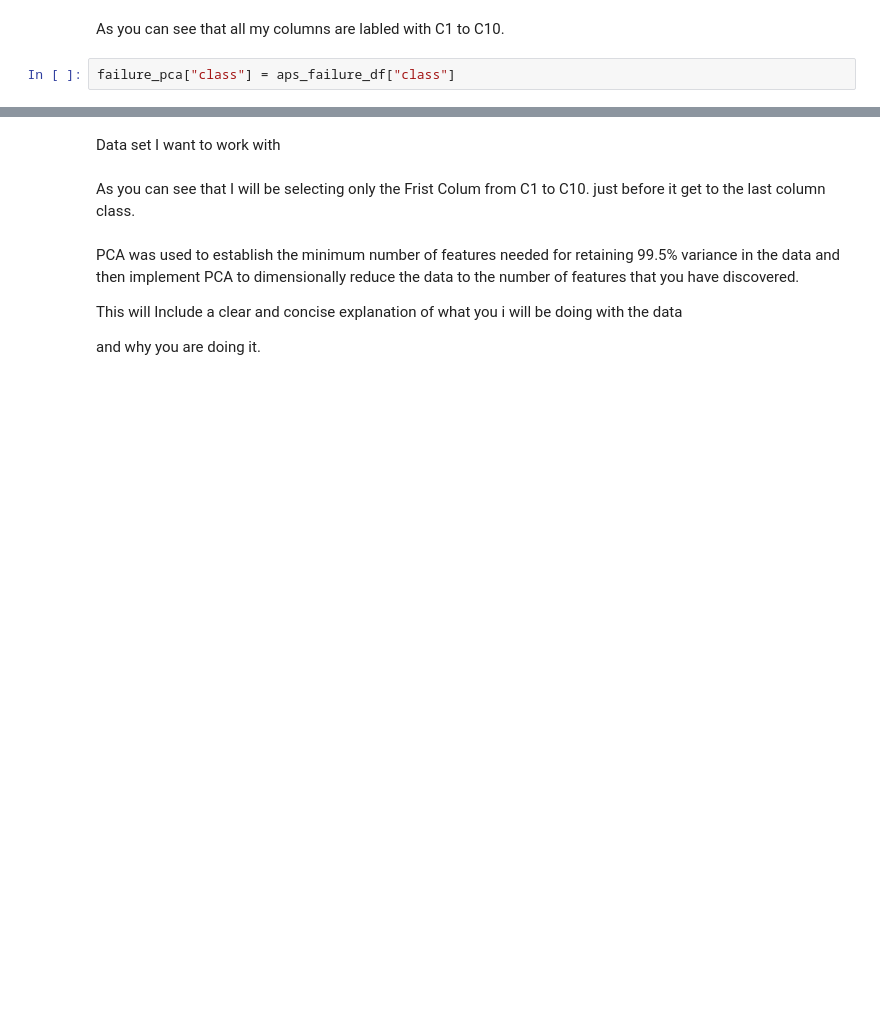
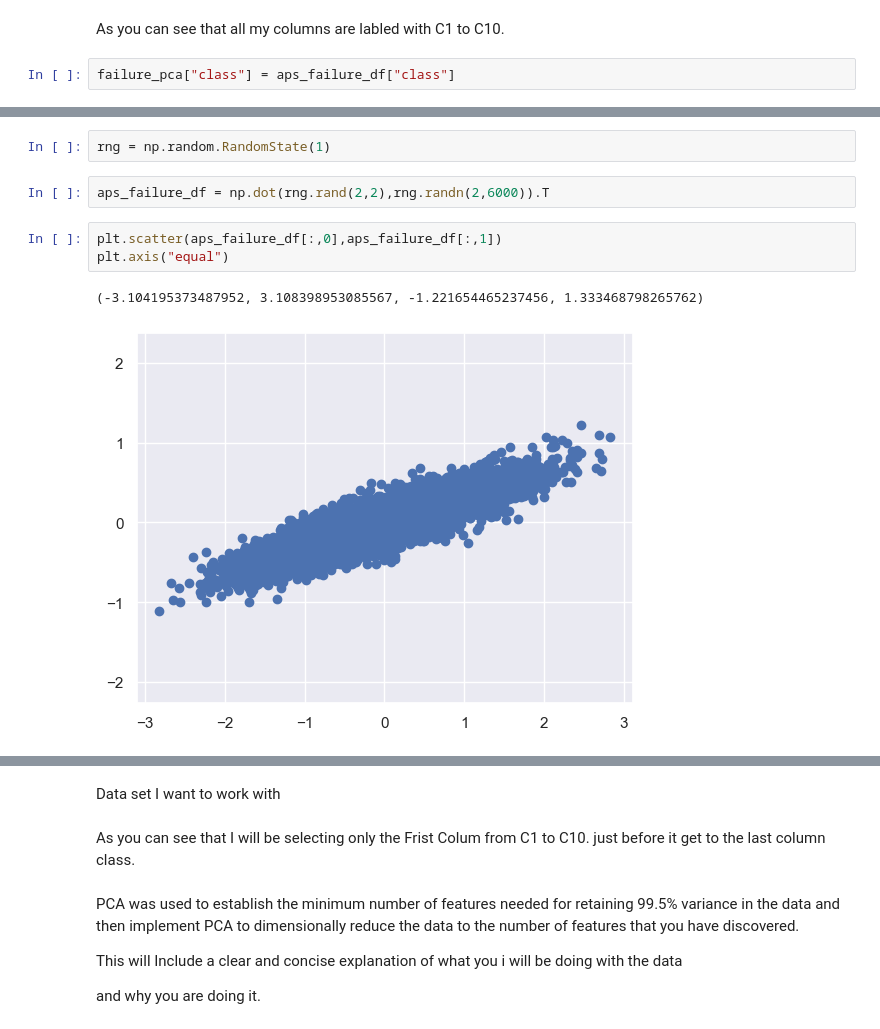
Before and after one commit to sba23416/SBA23416-Data_PreP_CA1, a Jupyter notebook: HodanMohamedAbdi_DataPrepHDip_CA1.ipynb, the cells around one changed output, grey strips where cells are left out. Saved outputs shown, nothing was run; the diff lists cells and outputs as text; blank space fills up the shorter version.

```diff
--- a/HodanMohamedAbdi_DataPrepHDip_CA1.ipynb
+++ b/HodanMohamedAbdi_DataPrepHDip_CA1.ipynb
@@ -377,3 +377,13 @@ failure_pca.head()
 | 2 | -3.362207e+08 | -4.904904e+06 | -310157.909748 | 1.001999e+07 | -5.244604e+06 | -2.703686e+06 | 1.838339e+06 | 448500.737992 | 5.112729e+05 | 1.338491e+06 | 0 |
 | 3 | 1.794542e+09 | -6.490103e+05 | 7385.698211 | -4.604742e+06 | 2.362686e+06 | 2.229742e+06 | -1.634202e+05 | 320083.288073 | 5.155745e+05 | 3.216370e+05 | 0 |
 | 4 | -3.361447e+08 | -6.254154e+06 | -263299.723938 | -1.477674e+07 | -8.862376e+06 | -8.814685e+05 | 1.939420e+05 | 551683.344122 | -9.276474e+04 | -9.052226e+04 | 0 |
+# %%
+rng = np.random.RandomState(1)
+# %%
+aps_failure_df = np.dot(rng.rand(2,2),rng.randn(2,6000)).T
+# %%
+plt.scatter(aps_failure_df[:,0],aps_failure_df[:,1])
+plt.axis("equal")
+# %% [output]
+(-3.104195373487952, 3.108398953085567, -1.221654465237456, 1.333468798265762)
+[figure, added]
```
Also changed, not shown: parts of 8 cells of this notebook.
